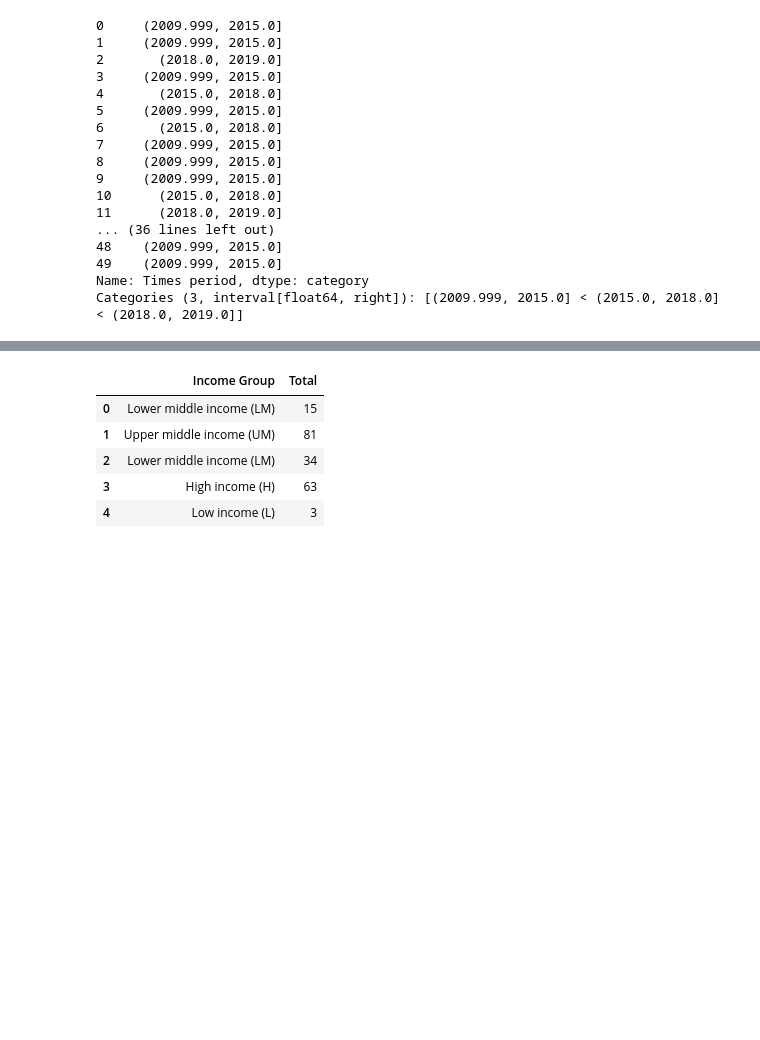
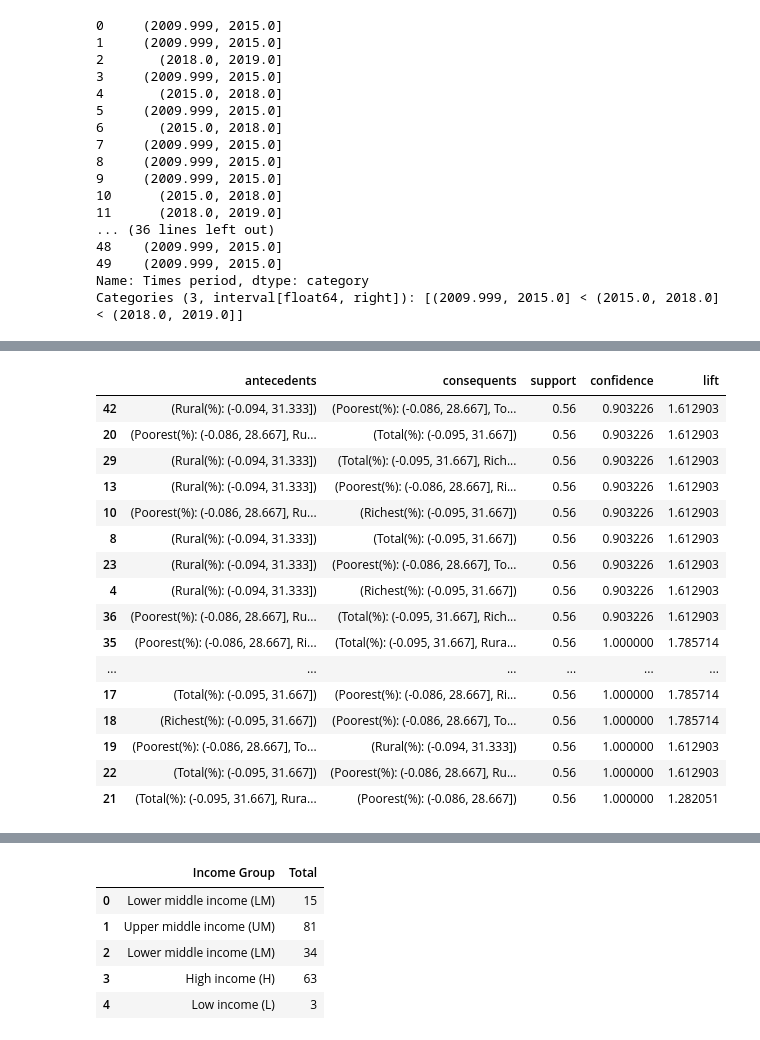
Before and after one commit to Jeffkw213/EECS4412, a Jupyter notebook: phase3/Part_3.ipynb, the cells around one changed output, grey strips where cells are left out. Drawn from its saved outputs; the diff is of its cells as text; code cells hidden in the pictures; blank space fills up the shorter version.

Commit message:
Adding to associative rule.

```diff
--- a/phase3/Part_3.ipynb
+++ b/phase3/Part_3.ipynb
@@ -245,0 +237,22 @@ Name: support, dtype: float64
+# %%
+rules = rules[["antecedents","consequents","support","confidence","lift"]]
+# %%
+rules.sort_values(by=["confidence"])
+# %% [output]
+|  | antecedents | consequents | support | confidence | lift |
+| 42 | (Rural(%): (-0.094, 31.333]) | (Poorest(%): (-0.086, 28.667], To... | 0.56 | 0.903226 | 1.612903 |
+| 20 | (Poorest(%): (-0.086, 28.667], Ru... | (Total(%): (-0.095, 31.667]) | 0.56 | 0.903226 | 1.612903 |
+| 29 | (Rural(%): (-0.094, 31.333]) | (Total(%): (-0.095, 31.667], Rich... | 0.56 | 0.903226 | 1.612903 |
+| 13 | (Rural(%): (-0.094, 31.333]) | (Poorest(%): (-0.086, 28.667], Ri... | 0.56 | 0.903226 | 1.612903 |
+| 10 | (Poorest(%): (-0.086, 28.667], Ru... | (Richest(%): (-0.095, 31.667]) | 0.56 | 0.903226 | 1.612903 |
+| 8 | (Rural(%): (-0.094, 31.333]) | (Total(%): (-0.095, 31.667]) | 0.56 | 0.903226 | 1.612903 |
+| 23 | (Rural(%): (-0.094, 31.333]) | (Poorest(%): (-0.086, 28.667], To... | 0.56 | 0.903226 | 1.612903 |
+| 4 | (Rural(%): (-0.094, 31.333]) | (Richest(%): (-0.095, 31.667]) | 0.56 | 0.903226 | 1.612903 |
+| 36 | (Poorest(%): (-0.086, 28.667], Ru... | (Total(%): (-0.095, 31.667], Rich... | 0.56 | 0.903226 | 1.612903 |
+| 35 | (Poorest(%): (-0.086, 28.667], Ri... | (Total(%): (-0.095, 31.667], Rura... | 0.56 | 1.000000 | 1.785714 |
+| ... | ... | ... | ... | ... | ... |
+| 17 | (Total(%): (-0.095, 31.667]) | (Poorest(%): (-0.086, 28.667], Ri... | 0.56 | 1.000000 | 1.785714 |
+| 18 | (Richest(%): (-0.095, 31.667]) | (Poorest(%): (-0.086, 28.667], To... | 0.56 | 1.000000 | 1.785714 |
+| 19 | (Poorest(%): (-0.086, 28.667], To... | (Rural(%): (-0.094, 31.333]) | 0.56 | 1.000000 | 1.612903 |
+| 22 | (Total(%): (-0.095, 31.667]) | (Poorest(%): (-0.086, 28.667], Ru... | 0.56 | 1.000000 | 1.612903 |
+| 21 | (Total(%): (-0.095, 31.667], Rura... | (Poorest(%): (-0.086, 28.667]) | 0.56 | 1.000000 | 1.282051 |
```
Also changed, not shown: parts of 19 cells of this notebook, 7 other files.
